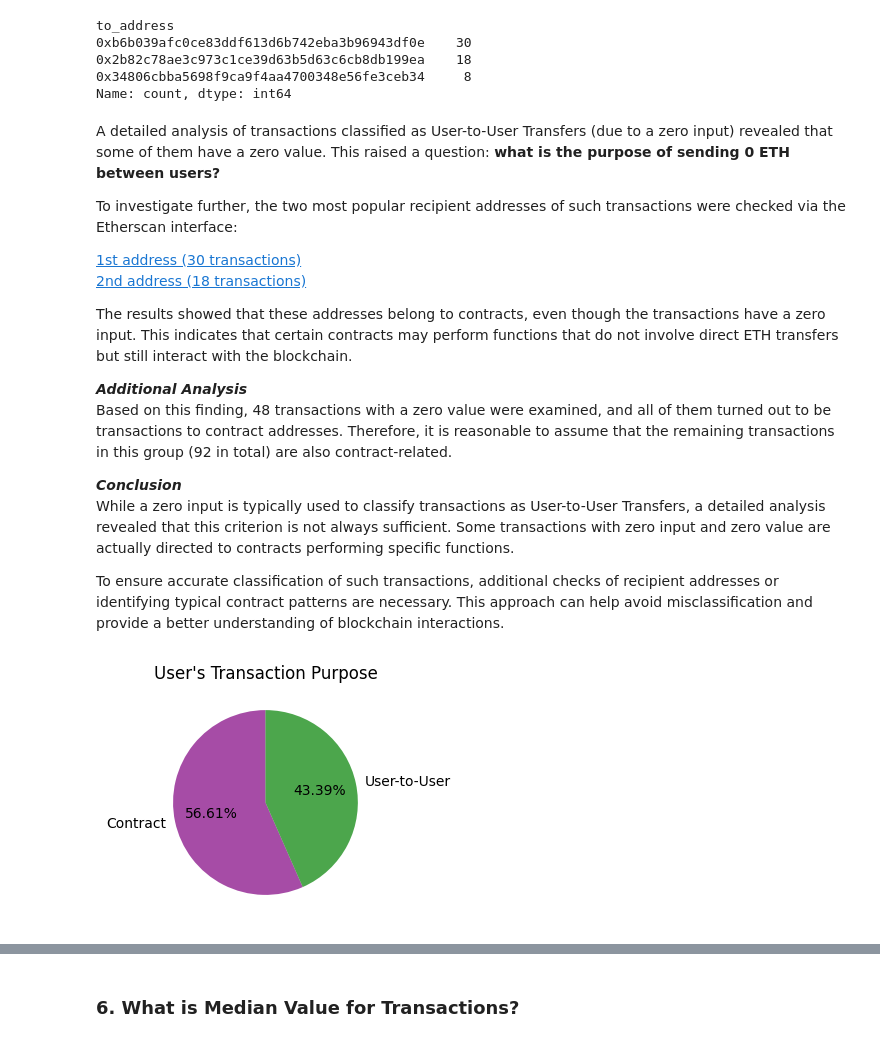
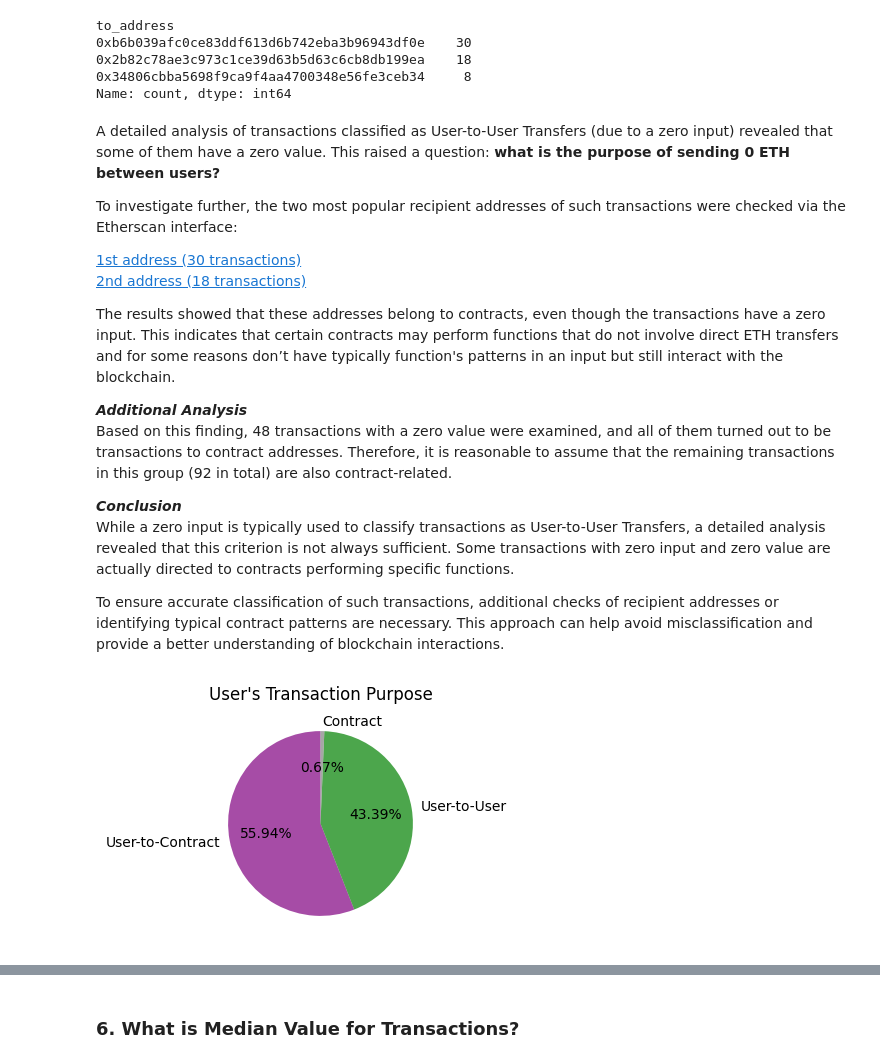
Before and after one commit to diachkina/blockchain_ethereum_project, a Jupyter notebook: ethereum_analysis.ipynb, the cells around one changed output, grey strips where cells are left out. Saved outputs shown, nothing was run; the diff lists cells and outputs as text; code cells hidden in the pictures.

```diff
--- a/ethereum_analysis.ipynb
+++ b/ethereum_analysis.ipynb
@@ -205,7 +209,7 @@ To investigate further, the two most popular recipient addresses of such transac
 [1st address (30 transactions)](https://etherscan.io/address/0xb6b039afc0ce83ddf613d6b742eba3b96943df0e)
 [2nd address (18 transactions)](https://etherscan.io/address/0x2b82c78ae3c973c1ce39d63b5d63c6cb8db199ea)
 
-The results showed that these addresses belong to contracts, even though the transactions have a zero input. This indicates that certain contracts may perform functions that do not involve direct ETH transfers but still interact with the blockchain.
+The results showed that these addresses belong to contracts, even though the transactions have a zero input. This indicates that certain contracts may perform functions that do not involve direct ETH transfers and for some reasons don’t have typically function's patterns in an input but still interact with the blockchain.
 
 ***Additional Analysis***
 Based on this finding, 48 transactions with a zero value were examined, and all of them turned out to be transactions to contract addresses. Therefore, it is reasonable to assume that the remaining transactions in this group (92 in total) are also contract-related.
@@ -215,23 +219,23 @@ While a zero input is typically used to classify transactions as User-to-User Tr
 
 To ensure accurate classification of such transactions, additional checks of recipient addresses or identifying typical contract patterns are necessary. This approach can help avoid misclassification and provide a better understanding of blockchain interactions.
 # %%
-from matplotlib.colors import to_rgba
-
 def transfer_or_contract(row):
-    if row['function'] == 'Transfer' and row['value'] != 0.00 and row['to_address'] != 'Contract':
+    if row['to_address'] == 'Contract':
+        return 'Contract'
+    elif row['function'] == 'Transfer' and row['value'] != 0.00 and row['to_address'] != 'Contract':
         return 'User-to-User'
-    return 'Contract'
+    return 'User-to-Contract'
 
 df['transactions_purpose'] = df.apply(transfer_or_contract, axis=1)
 
 
 transactions_destination_percenrtage = df['transactions_purpose'].value_counts(normalize=True) * 100
 
 plt.figure(figsize=(3, 3))
-colors = [to_rgba("purple", alpha=0.7), to_rgba("green", alpha=0.7)]
+colors = [to_rgba("purple", alpha=0.7), to_rgba("green", alpha=0.7), to_rgba("grey", alpha=0.7)]
 transactions_destination_percenrtage.plot(kind="pie", colors=colors, autopct="%.2f%%", startangle=90)
 plt.title("User's Transaction Purpose")
 plt.ylabel("")
 plt.show()
 # %% [output]
-[figure, old version]
+[figure, new version]
```
Also changed, not shown: parts of 64 cells of this notebook.
